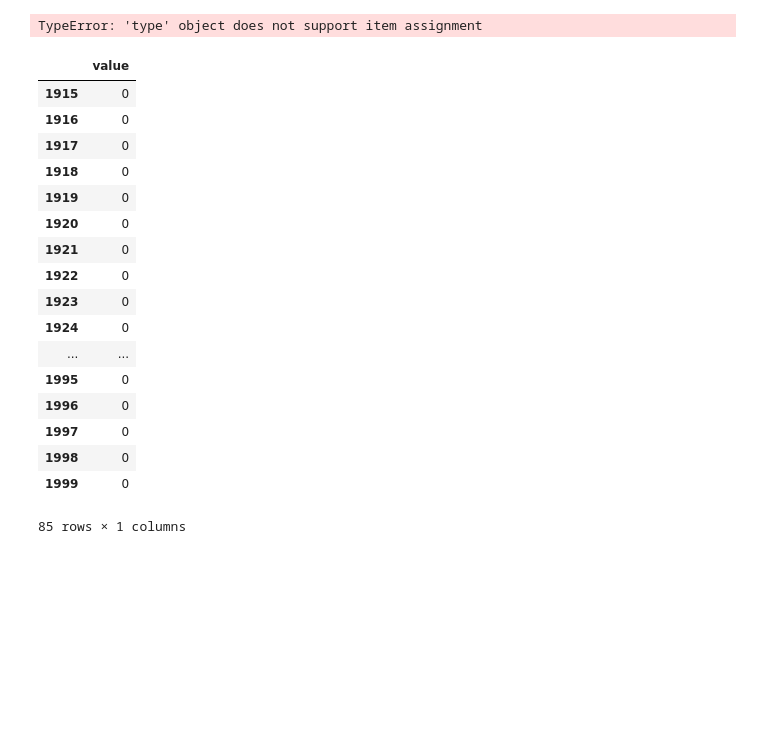
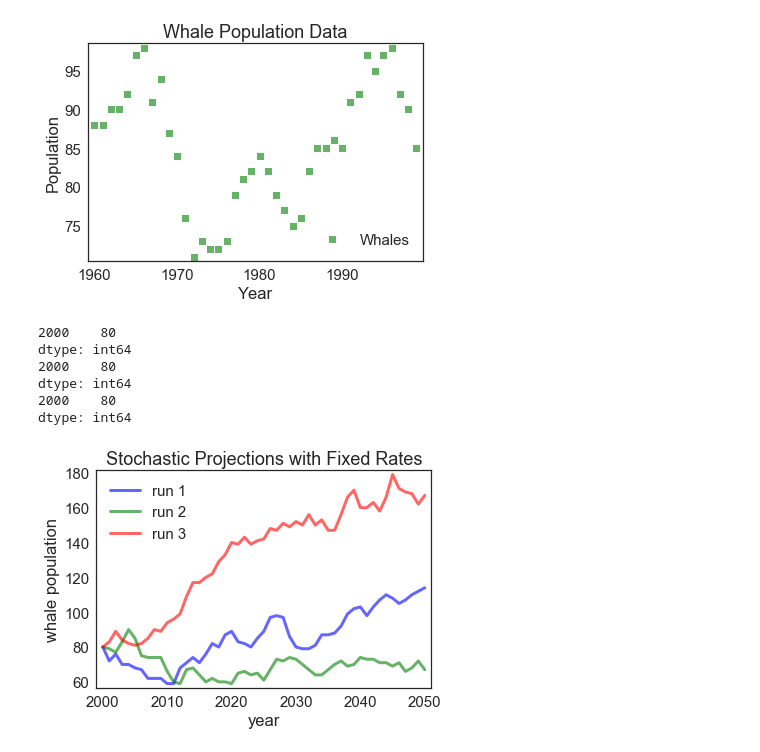
Before and after one commit to aidenclpt/ModSimPy, a Jupyter notebook: code/Project 1.ipynb, the cells around one changed output. Drawn from its saved outputs; the diff is of its cells as text; code cells hidden in the pictures; blank space fills up the shorter version.

Commit message:
Adding Project 5

```diff
--- a/code/Project 1.ipynb
+++ b/code/Project 1.ipynb
@@ -74,25 +5,14 @@ def total_births(table, time_series):
-# %%
-total_births(males, male_births)
-# %% [output]
-TypeError: 'type' object does not support item assignment
-# %%
-system.male_births
-# %% [output]
-|  | value |
-| 1915 | 0 |
-| 1916 | 0 |
-| 1917 | 0 |
-| 1918 | 0 |
-| 1919 | 0 |
-| 1920 | 0 |
-| 1921 | 0 |
-| 1922 | 0 |
-| 1923 | 0 |
-| 1924 | 0 |
-| ... | ... |
-| 1995 | 0 |
-| 1996 | 0 |
-| 1997 | 0 |
-| 1998 | 0 |
-| 1999 | 0 |
-85 rows × 1 columns
+# %%
+from pandas import read_html
+whale_file = 'file:///C:/Users/aclopton/Documents/GitHub/ModSimPy/code/data/whale_population.html'
+
+population_table = read_html(whale_file, header=0, index_col=0)
+
+table = population_table[0]
+table.columns = ['Year', 'Population']
+table
+newfig()
+plot(table.Year, table.Population, 'gs', label = 'Whales')
+decorate(title = 'Whale Population Data', xlabel = 'Year', ylabel = 'Population')
+# %% [output]
+[figure, added]
@@ -98,0 +73,20 @@ system.male_births
+# %%
+#Just running it a few times to make sure it's always different
+
+population1 = run_simulation()
+population2 = run_simulation()
+population3 = run_simulation()
+
+plot(population1, 'b', label = 'run 1')
+plot(population2, 'g', label = 'run 2')
+plot(population3, 'r', label = 'run 3')
+
+decorate(xlabel = 'year', ylabel = 'whale population', title = 'Stochastic Projections with Fixed Rates')
+# %% [output]
+2000    80
+dtype: int64
+2000    80
+dtype: int64
+2000    80
+dtype: int64
+[figure, added]
```
Also changed, not shown: parts of 5 cells of this notebook, 15 other files.
